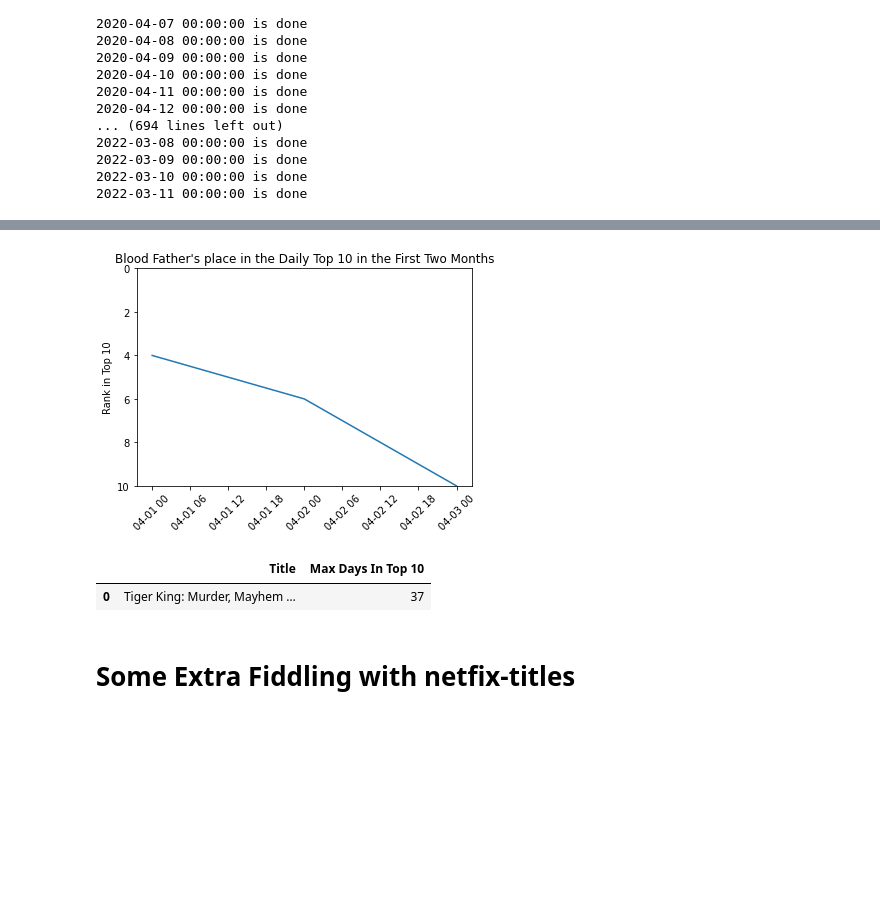
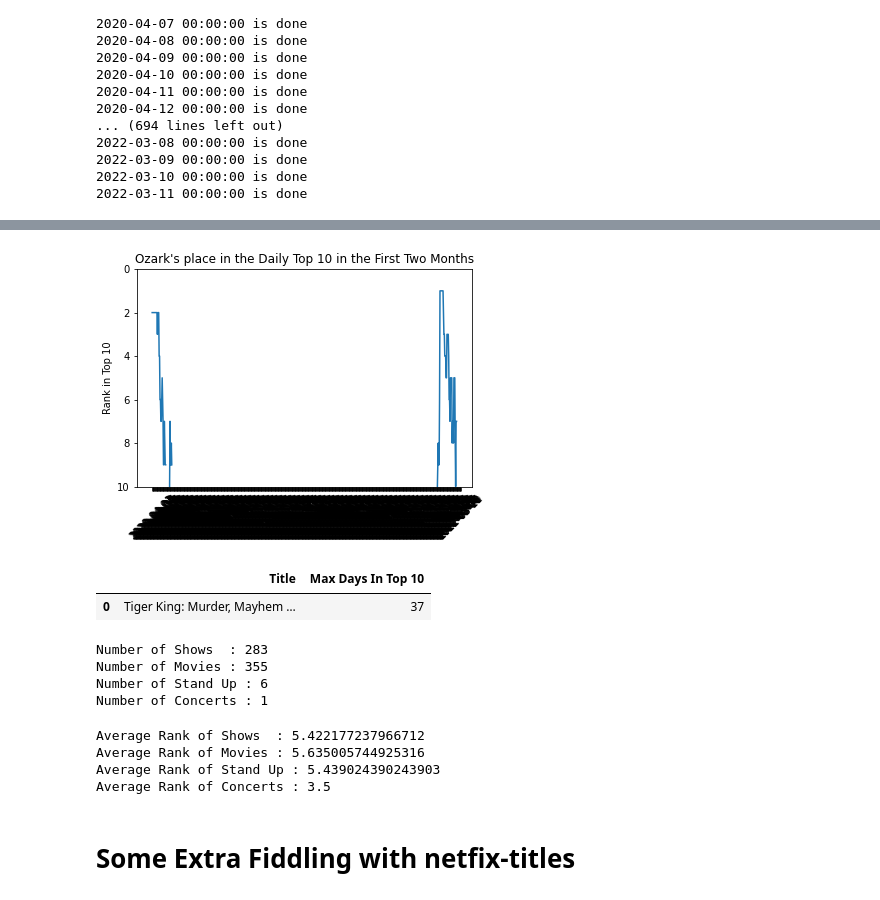
Before and after one commit to Costilrt/The-First-Project, a Jupyter notebook: netflix-project-matthew.ipynb, the cells around one changed output, grey strips where cells are left out. Saved outputs shown, nothing was run; the diff lists cells and outputs as text; code cells hidden in the pictures; blank space fills up the shorter version.

```diff
--- a/netflix-project-matthew.ipynb
+++ b/netflix-project-matthew.ipynb
@@ -359,0 +379,3 @@ for date in as_of_datetime:
+# %%
+ranking_df = pd.read_csv("resources/netflix-daily-top-10-ranking-trends.csv")
+ranking_df
@@ -360,16 +396,16 @@ for date in as_of_datetime:
 # %%
-title = titles[3]
+title = titles[1]
 
-time_period = ranking_trend["As of"]
-show_rank = ranking_trend[title]
+time_period = ranking_df["As of"]
+show_rank = ranking_df[title]
 plot = plt.plot(time_period, show_rank)
 plt.title(f"{title}'s place in the Daily Top 10 in the First Two Months")
 plt.xticks(rotation = 45)
 plt.ylabel("Rank in Top 10")
 plt.ylim(10, 0)
 plt.show()
 # %% [output]
-[figure, old version]
+[figure, new version]
 # %%
 # Look at the top 10 list on 4/21/2020
 netflix.loc[netflix["As of"] == "2020-04-21"]
@@ -400,6 +436,41 @@ max_days_in_top_10_df.loc[max_days_in_top_10_df["Title"] == "Tiger King: Murder,
 # %% [output]
 |  | Title | Max Days In Top 10 |
 | 0 | Tiger King: Murder, Mayhem … | 37 |
+# %%
+
+
+shows = netflix["Title"].loc[netflix["Type"] == 'TV Show'].unique()
+movies = netflix["Title"].loc[netflix["Type"] == 'Movie'].unique()
+stand_up = netflix["Title"].loc[netflix["Type"] == 'Stand-Up Comedy'].unique()
+concert = netflix["Title"].loc[netflix["Type"] == 'Concert/Perf…'].unique()
+print(f"""
+Number of Shows  : {len(shows)}
+Number of Movies : {len(movies)}
+Number of Stand Up : {len(stand_up)}
+Number of Concerts : {len(concert)}
+""")
+# %% [output]
+Number of Shows  : 283
+Number of Movies : 355
+Number of Stand Up : 6
+Number of Concerts : 1
+# %%
+shows_rank = netflix["Rank"].loc[netflix["Type"] == 'TV Show'].mean()
+movies_rank = netflix["Rank"].loc[netflix["Type"] == 'Movie'].mean()
+stand_up_rank = netflix["Rank"].loc[netflix["Type"] == 'Stand-Up Comedy'].mean()
+concert_rank = netflix["Rank"].loc[netflix["Type"] == 'Concert/Perf…'].mean()
+
+print(f"""
+Average Rank of Shows  : {shows_rank}
+Average Rank of Movies : {movies_rank}
+Average Rank of Stand Up : {stand_up_rank}
+Average Rank of Concerts : {concert_rank}
+""")
+# %% [output]
+Average Rank of Shows  : 5.422177237966712
+Average Rank of Movies : 5.635005744925316
+Average Rank of Stand Up : 5.439024390243903
+Average Rank of Concerts : 3.5
 # %% [markdown]
 # Some Extra Fiddling with netfix-titles
 # %%
```
Also changed, not shown: parts of 5 cells of this notebook, 1 other file.
